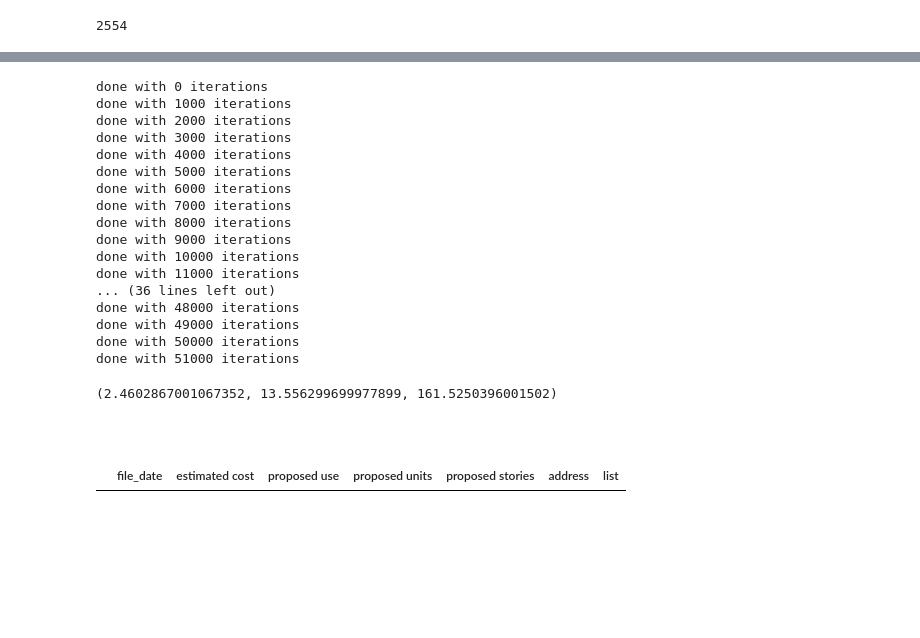
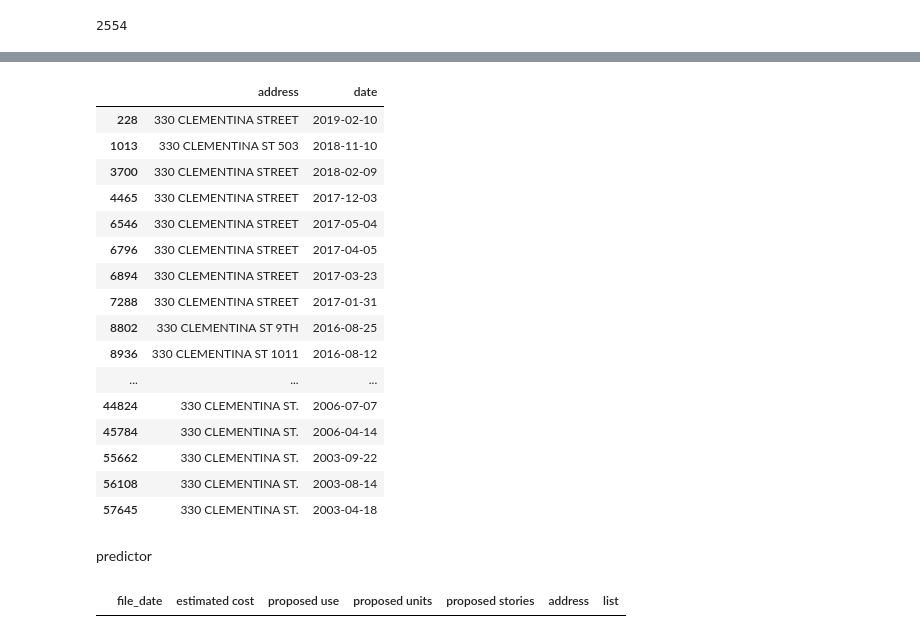
Before and after one commit to porbo/sf-fires, a Jupyter notebook: data_explore_b.ipynb, the cells around one changed output, grey strips where cells are left out. Cells and saved outputs as stored; diff of their text form; code cells hidden in the pictures; blank space fills up the shorter version.

```diff
--- a/data_explore_b.ipynb
+++ b/data_explore_b.ipynb
@@ -5,5 +5,3 @@ TODO:
 push to aws?
 
 make a basic model
-# %%
-target_date_index = target_date_index[-2::-1].astype(int)
@@ -487,58 +525,27 @@ a, b, c = 0,0,0
-# %%
-for i, row in predictor.iterrows():
-    if i%1000 == 0:
-        print('done with {} iterations'.format(i))
-    try:
-        #part a
-        p1 = time.clock()
-        start = row['status_date']
-        address = row['address']
-        #part b
-        p2 = time.clock()
-
-        days = (start - start_date).days
-        temp = target.iloc[:target_date_index[days]]
-
-        #part c
-        p3 = time.clock()
-        fires[i] = len(temp[temp['address'].apply(lambda x: address == x[:len(address)])])
-        last = time.clock()
-
-        a += p2 - p1
-        b += p3 - p2
-        c += last - p3
-        if i > 51000:
-            break
-    except:
-        print(i)
-        print(sys.exc_info())
-        break
-# %% [output]
-done with 0 iterations
-done with 1000 iterations
-done with 2000 iterations
-done with 3000 iterations
-done with 4000 iterations
-done with 5000 iterations
-done with 6000 iterations
-done with 7000 iterations
-done with 8000 iterations
-done with 9000 iterations
-done with 10000 iterations
-done with 11000 iterations
-... (36 lines left out)
-done with 48000 iterations
-done with 49000 iterations
-done with 50000 iterations
-done with 51000 iterations
-# %%
-a,b,c
-# %% [output]
-(2.4602867001067352, 13.556299699977899, 161.5250396001502)
 # %%
 save(predictor)
-# %% [markdown]
-###
+# %%
+target[target['address'].apply(lambda x: x[:14] == '330 CLEMENTINA')]
+# %% [output]
+|  | address | date |
+| 228 | 330 CLEMENTINA STREET | 2019-02-10 |
+| 1013 | 330 CLEMENTINA ST 503 | 2018-11-10 |
+| 3700 | 330 CLEMENTINA STREET | 2018-02-09 |
+| 4465 | 330 CLEMENTINA STREET | 2017-12-03 |
+| 6546 | 330 CLEMENTINA STREET | 2017-05-04 |
+| 6796 | 330 CLEMENTINA STREET | 2017-04-05 |
+| 6894 | 330 CLEMENTINA STREET | 2017-03-23 |
+| 7288 | 330 CLEMENTINA STREET | 2017-01-31 |
+| 8802 | 330 CLEMENTINA ST 9TH | 2016-08-25 |
+| 8936 | 330 CLEMENTINA ST 1011 | 2016-08-12 |
+| ... | ... | ... |
+| 44824 | 330 CLEMENTINA ST. | 2006-07-07 |
+| 45784 | 330 CLEMENTINA ST. | 2006-04-14 |
+| 55662 | 330 CLEMENTINA ST. | 2003-09-22 |
+| 56108 | 330 CLEMENTINA ST. | 2003-08-14 |
+| 57645 | 330 CLEMENTINA ST. | 2003-04-18 |
+# %% [markdown]
+predictor
 # %%
 fires[0] = len(temp[temp['Address'].apply(lambda x: address == x[:len(address)])])
 # %%
```
Also changed, not shown: parts of 25 cells of this notebook.
